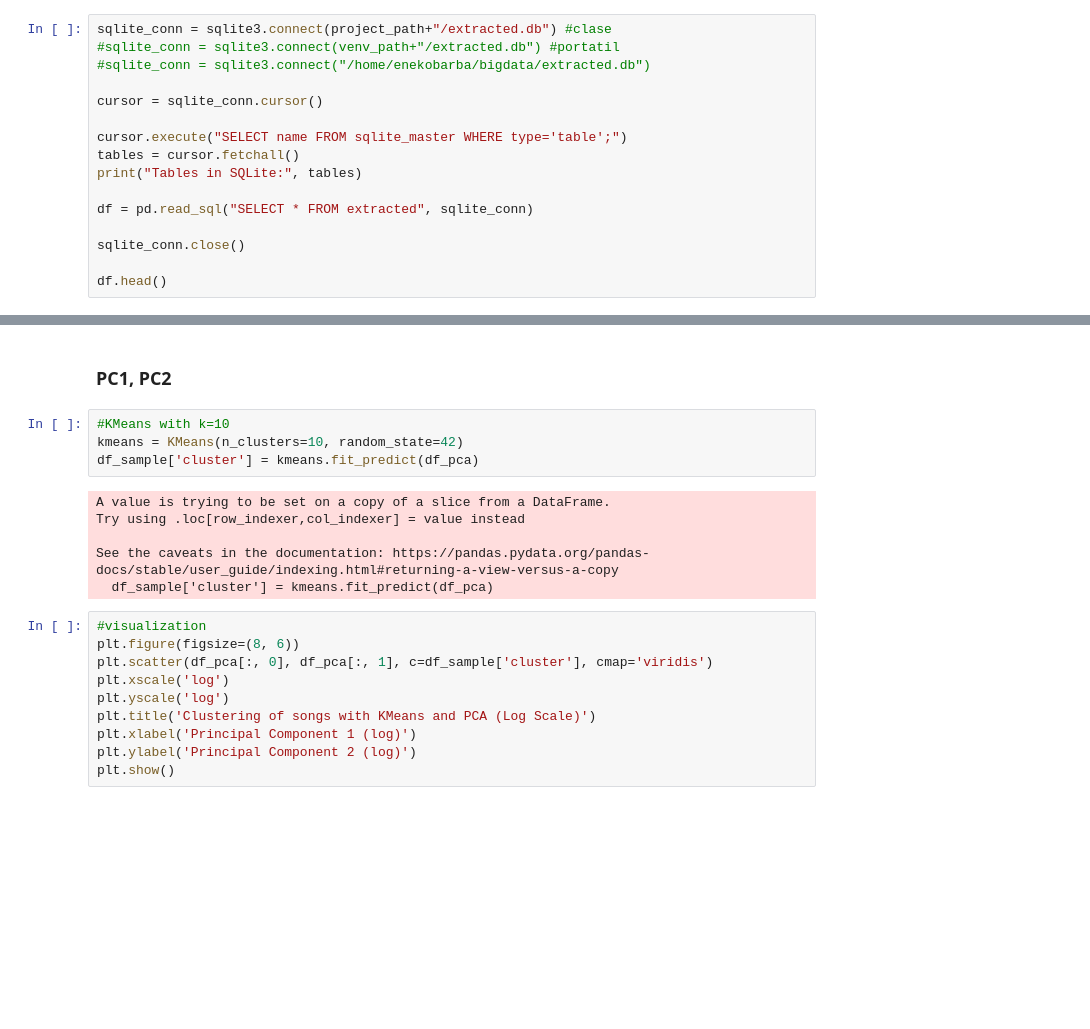
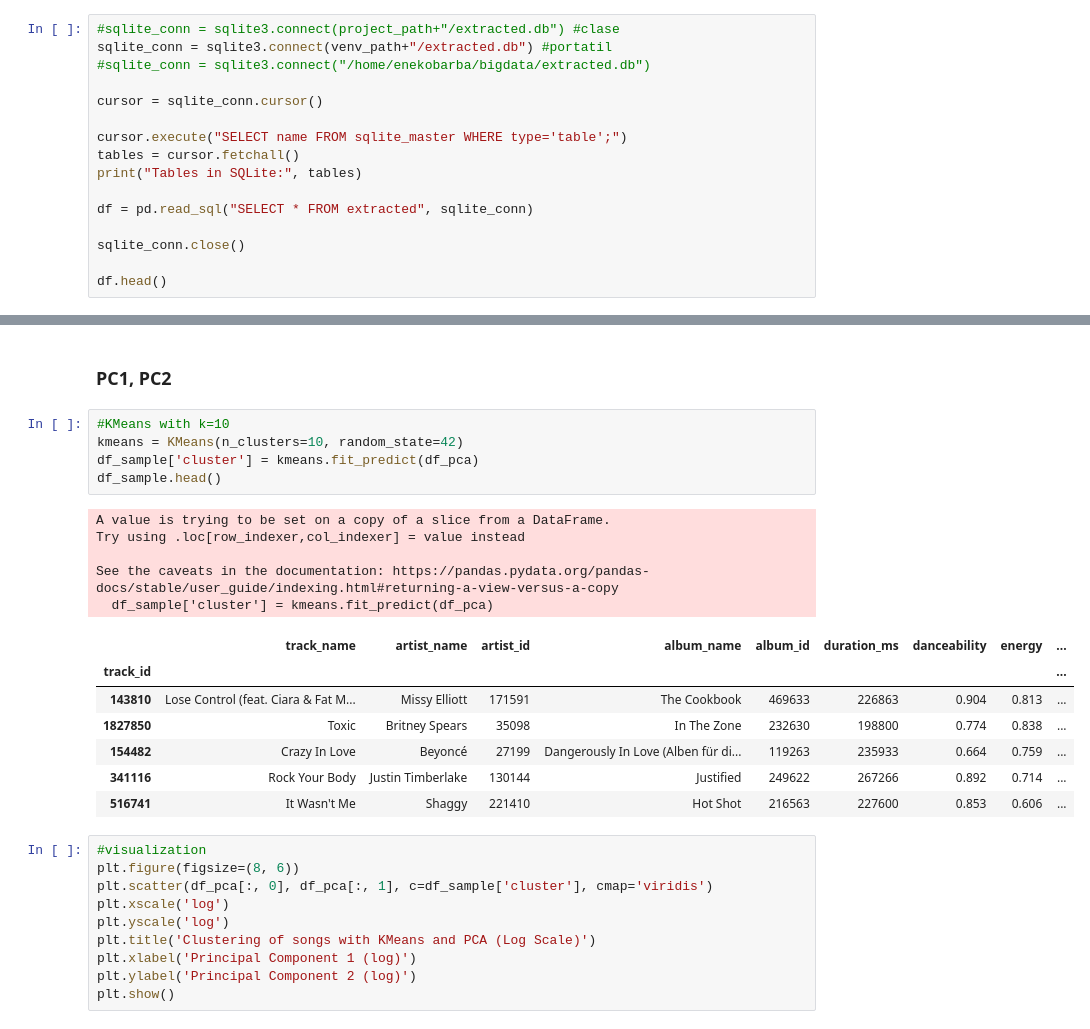
Before and after one commit to enekobarod/Suggestify, a Jupyter notebook: Suggestify/Suggestify.ipynb, the cells around one changed output, grey strips where cells are left out. Drawn from its saved outputs; the diff is of its cells as text; blank space fills up the shorter version.

```diff
--- a/Suggestify/Suggestify.ipynb
+++ b/Suggestify/Suggestify.ipynb
@@ -43,8 +43,8 @@ project_path = os.path.dirname(venv_path)
 # %% [markdown]
 ### Dataframe retrieval
 # %%
-sqlite_conn = sqlite3.connect(project_path+"/extracted.db") #clase
-#sqlite_conn = sqlite3.connect(venv_path+"/extracted.db") #portatil
+#sqlite_conn = sqlite3.connect(project_path+"/extracted.db") #clase
+sqlite_conn = sqlite3.connect(venv_path+"/extracted.db") #portatil
 #sqlite_conn = sqlite3.connect("/home/enekobarba/bigdata/extracted.db")
 
 cursor = sqlite_conn.cursor()
@@ -115,13 +115,21 @@ df_pca = pca.fit_transform(df_scaled)
 # %%
 #KMeans with k=10
 kmeans = KMeans(n_clusters=10, random_state=42)
 df_sample['cluster'] = kmeans.fit_predict(df_pca)
+df_sample.head()
 # %% [output]
 A value is trying to be set on a copy of a slice from a DataFrame.
 Try using .loc[row_indexer,col_indexer] = value instead
 
 See the caveats in the documentation: https://pandas.pydata.org/pandas-docs/stable/user_guide/indexing.html#returning-a-view-versus-a-copy
   df_sample['cluster'] = kmeans.fit_predict(df_pca)
+|  | track_name | artist_name | artist_id | album_name | album_id | duration_ms | danceability | energy | ... |
+| track_id |  |  |  |  |  |  |  |  | ... |
+| 143810 | Lose Control (feat. Ciara & Fat M... | Missy Elliott | 171591 | The Cookbook | 469633 | 226863 | 0.904 | 0.813 | ... |
+| 1827850 | Toxic | Britney Spears | 35098 | In The Zone | 232630 | 198800 | 0.774 | 0.838 | ... |
+| 154482 | Crazy In Love | Beyoncé | 27199 | Dangerously In Love (Alben für di... | 119263 | 235933 | 0.664 | 0.759 | ... |
+| 341116 | Rock Your Body | Justin Timberlake | 130144 | Justified | 249622 | 267266 | 0.892 | 0.714 | ... |
+| 516741 | It Wasn't Me | Shaggy | 221410 | Hot Shot | 216563 | 227600 | 0.853 | 0.606 | ... |
 # %%
 #visualization
 plt.figure(figsize=(8, 6))
```
Also changed, not shown: parts of 18 cells of this notebook.
